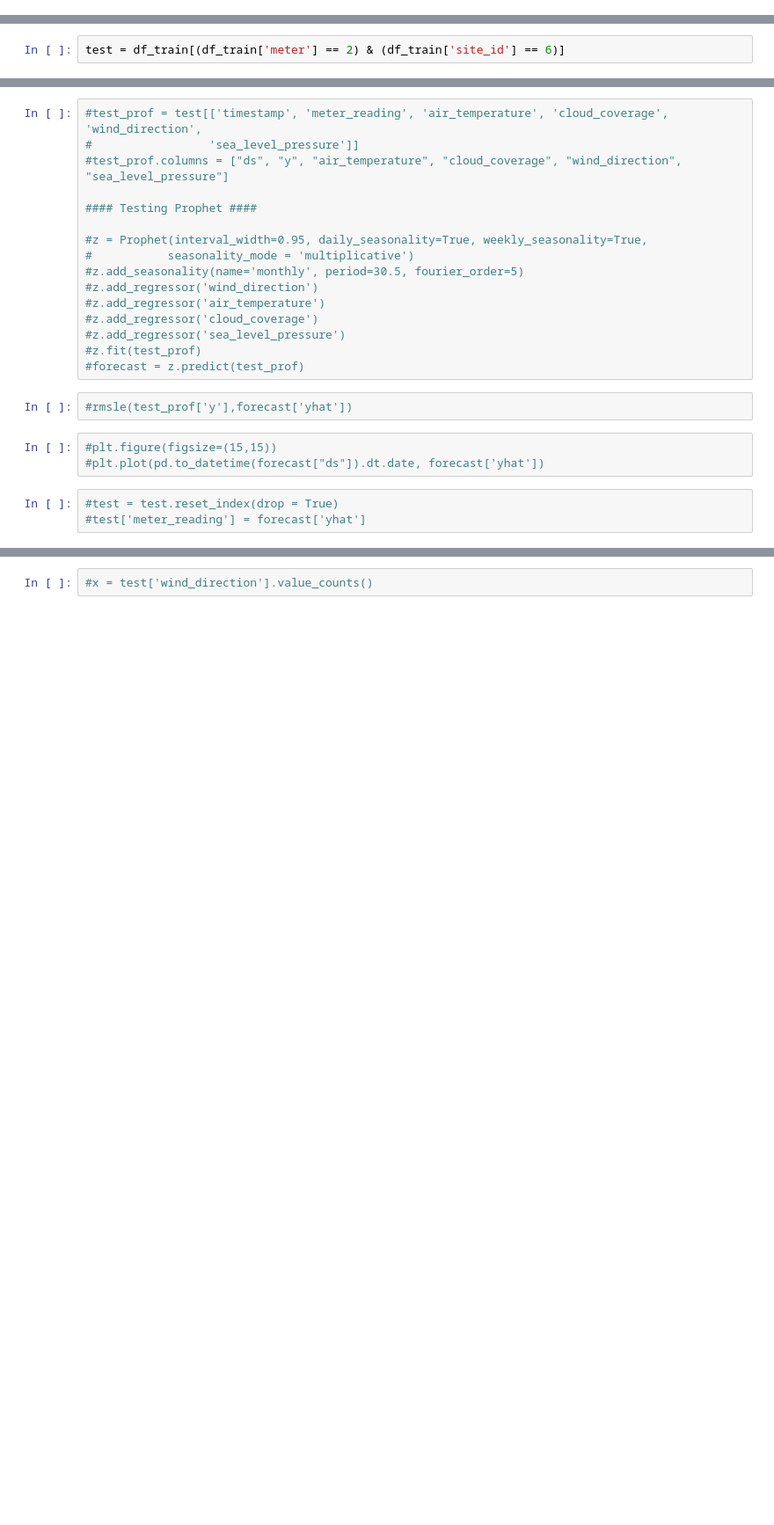
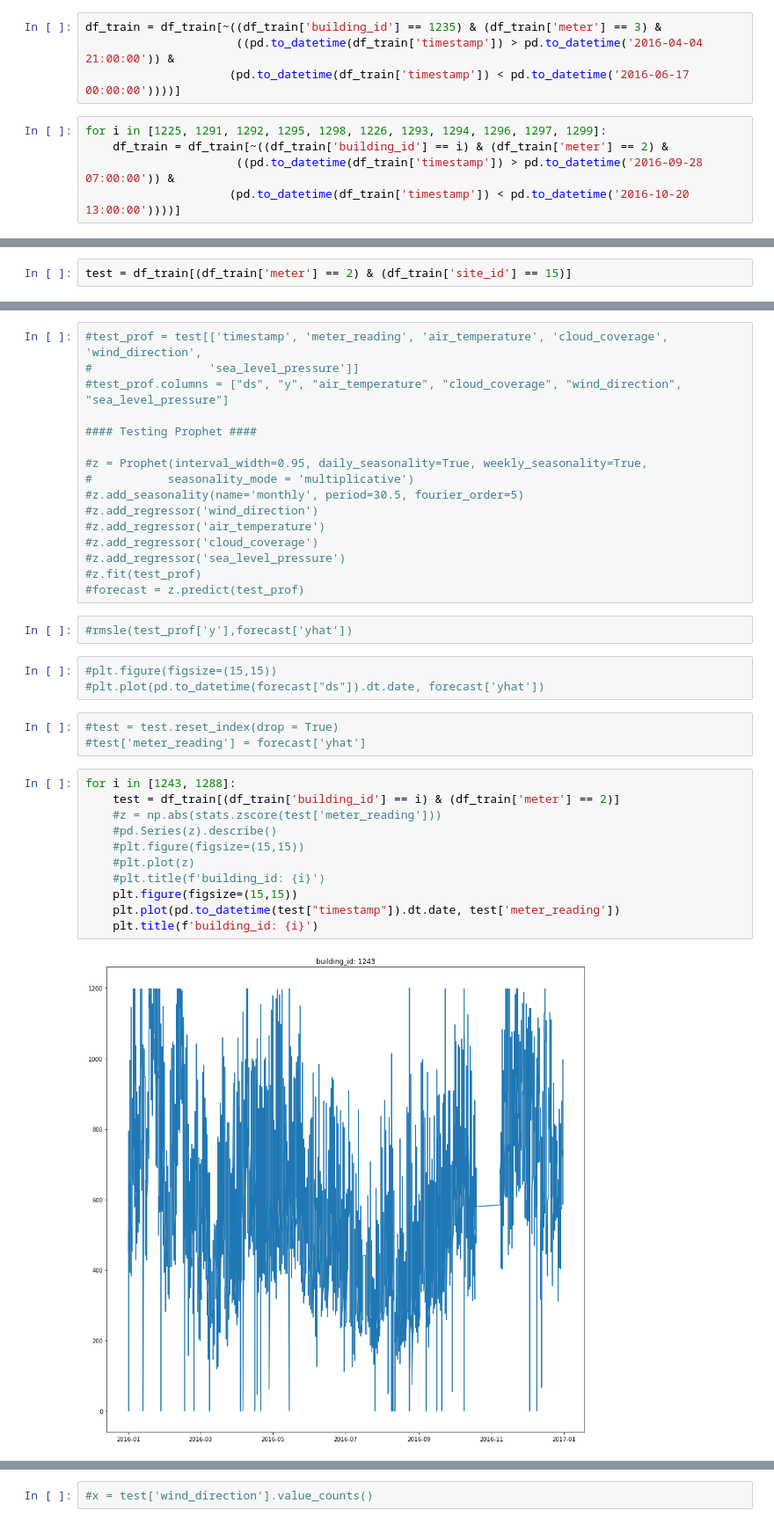
Before and after one commit to thebearinmind/bearinmind-kaggle, a Jupyter notebook: ashrae/single_model.ipynb, the cells around one changed output, grey strips where cells are left out. Shown: that part at 88% size. Cells and saved outputs as stored; diff of their text form; blank space fills up the shorter version.

```diff
--- a/ashrae/single_model.ipynb
+++ b/ashrae/single_model.ipynb
@@ -361,0 +436,9 @@ df_train = df_train[~((df_train['building_id'] == 770) & (df_train['meter'] == 2
+# %%
+df_train = df_train[~((df_train['building_id'] == 1235) & (df_train['meter'] == 3) &
+                      ((pd.to_datetime(df_train['timestamp']) > pd.to_datetime('2016-04-04 21:00:00')) &
+                     (pd.to_datetime(df_train['timestamp']) < pd.to_datetime('2016-06-17 00:00:00'))))]
+# %%
+for i in [1225, 1291, 1292, 1295, 1298, 1226, 1293, 1294, 1296, 1297, 1299]:
+    df_train = df_train[~((df_train['building_id'] == i) & (df_train['meter'] == 2) &
+                      ((pd.to_datetime(df_train['timestamp']) > pd.to_datetime('2016-09-28 07:00:00')) &
+                     (pd.to_datetime(df_train['timestamp']) < pd.to_datetime('2016-10-20 13:00:00'))))]
@@ -468,7 +558,7 @@ df_train[df_train['meter_reading'].isnull()].shape
 # %% [output]
 (0, 20)
 # %%
-test = df_train[(df_train['meter'] == 2) & (df_train['site_id'] == 6)]
+test = df_train[(df_train['meter'] == 2) & (df_train['site_id'] == 15)]
 # %%
 for i in test['building_id'].unique():
     test_plot = test[test['building_id'] == i]
@@ -501,3 +591,16 @@ for i in test['building_id'].unique():
 # %%
 #test = test.reset_index(drop = True)
 #test['meter_reading'] = forecast['yhat']
+# %%
+for i in [1243, 1288]:
+    test = df_train[(df_train['building_id'] == i) & (df_train['meter'] == 2)]
+    #z = np.abs(stats.zscore(test['meter_reading']))
+    #pd.Series(z).describe()
+    #plt.figure(figsize=(15,15))
+    #plt.plot(z)
+    #plt.title(f'building_id: {i}')
+    plt.figure(figsize=(15,15))
+    plt.plot(pd.to_datetime(test["timestamp"]).dt.date, test['meter_reading'])
+    plt.title(f'building_id: {i}')
+# %% [output]
+[figure, added]
```
Also changed, not shown: parts of 45 cells of this notebook, 1 other file.
